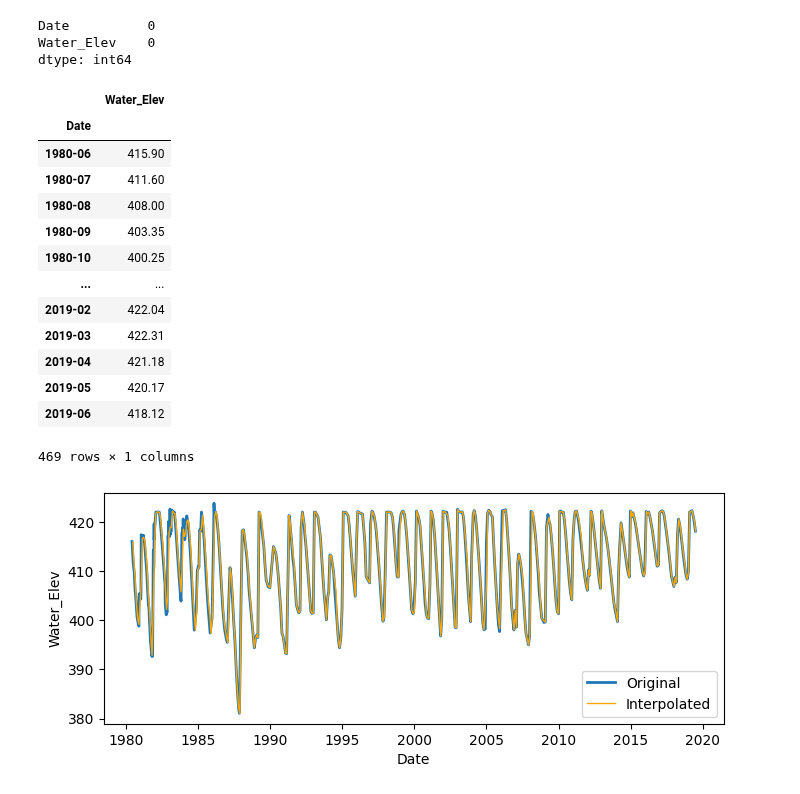
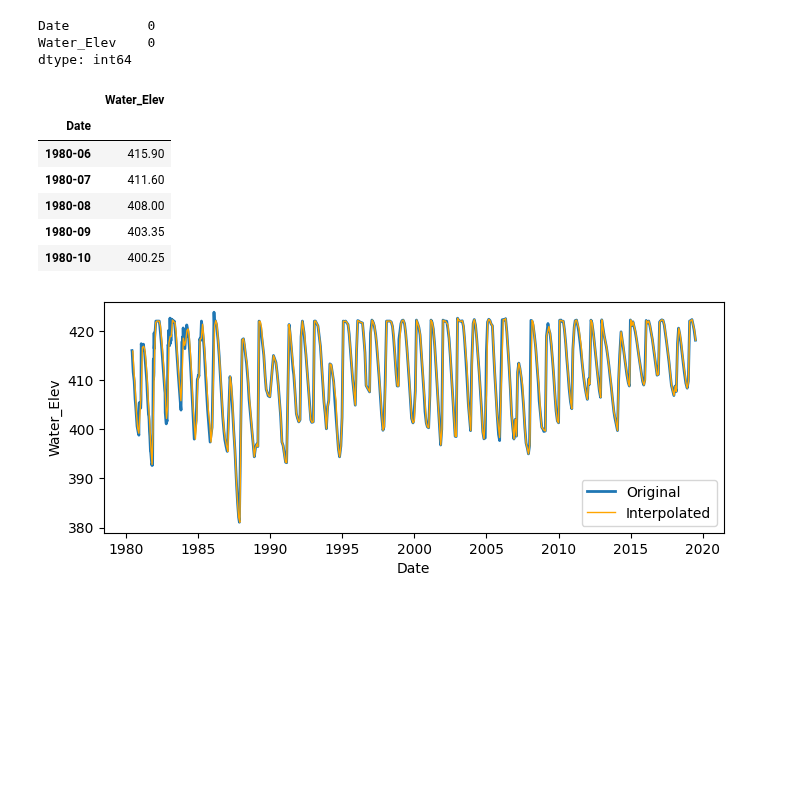
Before and after one commit to liangchow/time-series-reservoir-water-level, a Jupyter notebook: reservoir.ipynb, the cells around one changed output. Drawn from its saved outputs; the diff is of its cells as text; code cells hidden in the pictures; blank space fills up the shorter version.

```diff
--- a/reservoir.ipynb
+++ b/reservoir.ipynb
@@ -166,26 +166,20 @@ Date          0
 Water_Elev    0
 dtype: int64
 # %%
+# Rearrange dataframe and re-date to "M"
 dfs_mo.set_index(
     pd.PeriodIndex(dfs_mo["Date"], freq="M"),
     inplace=True)
 dfs_mo.drop("Date", axis=1, inplace=True)
-dfs_mo
+dfs_mo.head()
 # %% [output]
 |  | Water_Elev |
 | Date |  |
 | 1980-06 | 415.90 |
 | 1980-07 | 411.60 |
 | 1980-08 | 408.00 |
 | 1980-09 | 403.35 |
 | 1980-10 | 400.25 |
-| ... | ... |
-| 2019-02 | 422.04 |
-| 2019-03 | 422.31 |
-| 2019-04 | 421.18 |
-| 2019-05 | 420.17 |
-| 2019-06 | 418.12 |
-469 rows × 1 columns
 # %%
 # Plot interpolated data in orange
 sns.lineplot(x=dfs["Date"], y=dfs["Water_Elev"], label="Original", lw=2)
```
Also changed, not shown: parts of 5 cells of this notebook.
